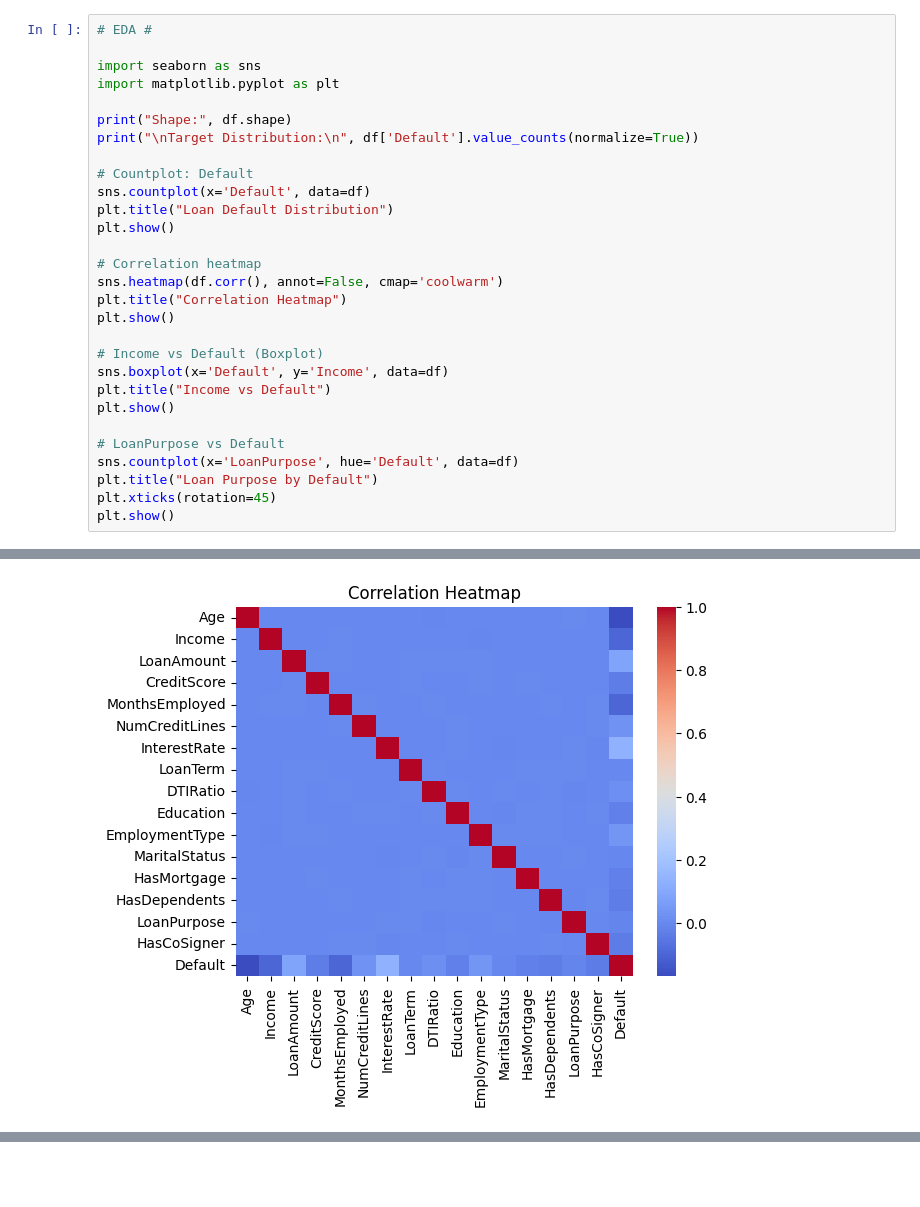
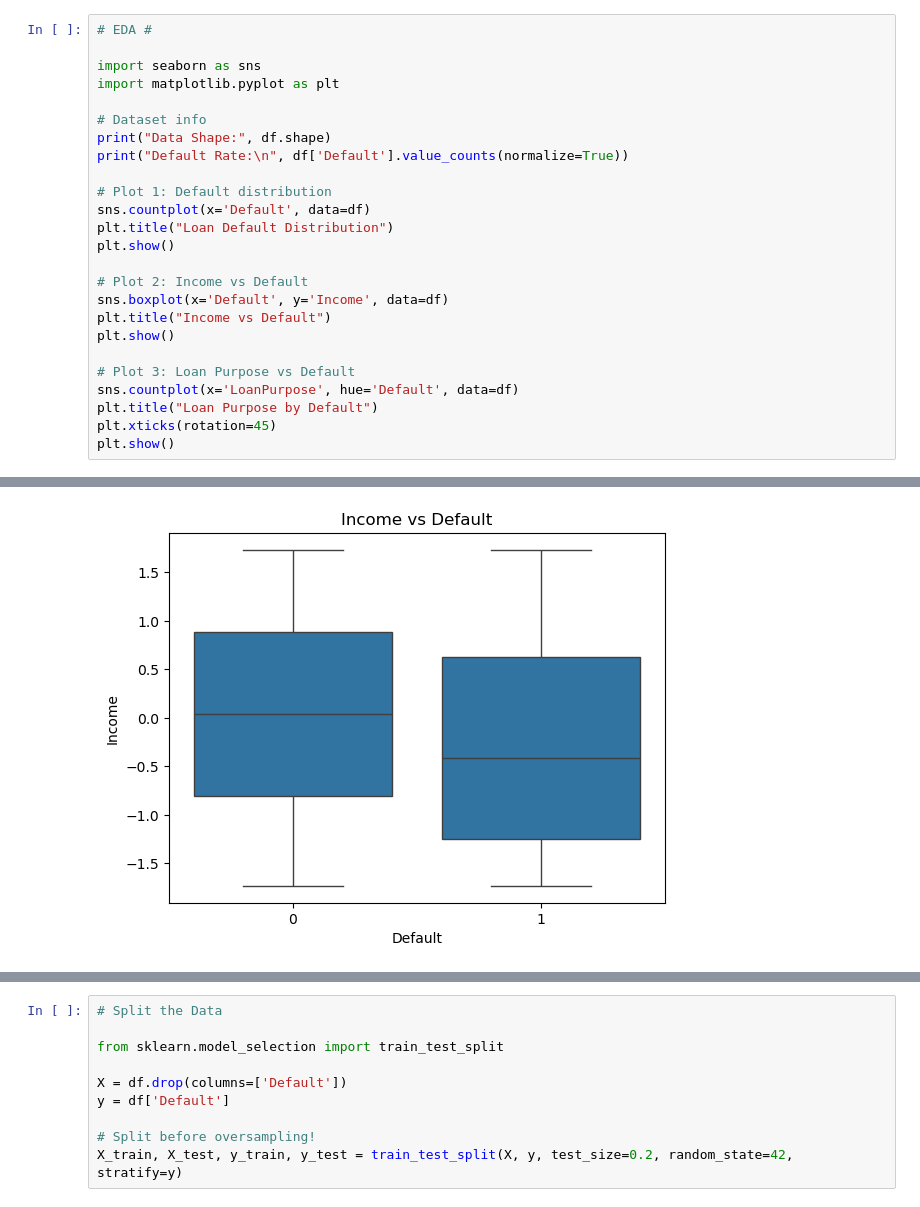
Before and after one commit to SamHaggai-146/LOAN-DEFAULT-RISK-PREDICTION, a Jupyter notebook: Loan-default-risk-prediction(Full Code).ipynb, the cells around one changed output, grey strips where cells are left out. Saved outputs shown, nothing was run; the diff lists cells and outputs as text; blank space fills up the shorter version.

```diff
--- a/Loan-default-risk-prediction(Full Code).ipynb
+++ b/Loan-default-risk-prediction(Full Code).ipynb
@@ -46,25 +46,21 @@ print(df.head())
 import seaborn as sns
 import matplotlib.pyplot as plt
 
-print("Shape:", df.shape)
-print("\nTarget Distribution:\n", df['Default'].value_counts(normalize=True))
+# Dataset info
+print("Data Shape:", df.shape)
+print("Default Rate:\n", df['Default'].value_counts(normalize=True))
 
-# Countplot: Default
+# Plot 1: Default distribution
 sns.countplot(x='Default', data=df)
 plt.title("Loan Default Distribution")
 plt.show()
 
-# Correlation heatmap
-sns.heatmap(df.corr(), annot=False, cmap='coolwarm')
-plt.title("Correlation Heatmap")
-plt.show()
-
-# Income vs Default (Boxplot)
+# Plot 2: Income vs Default
 sns.boxplot(x='Default', y='Income', data=df)
 plt.title("Income vs Default")
 plt.show()
 
-# LoanPurpose vs Default
+# Plot 3: Loan Purpose vs Default
 sns.countplot(x='LoanPurpose', hue='Default', data=df)
 plt.title("Loan Purpose by Default")
 plt.xticks(rotation=45)
@@ -81 +76 @@ Name: proportion, dtype: float64
-[figure, old version]
+[figure, new version]
@@ -83,0 +78,10 @@ Name: proportion, dtype: float64
+# %%
+# Split the Data
+
+from sklearn.model_selection import train_test_split
+
+X = df.drop(columns=['Default'])
+y = df['Default']
+
+# Split before oversampling!
+X_train, X_test, y_train, y_test = train_test_split(X, y, test_size=0.2, random_state=42, stratify=y)
```
Also changed, not shown: parts of 5 cells of this notebook.
